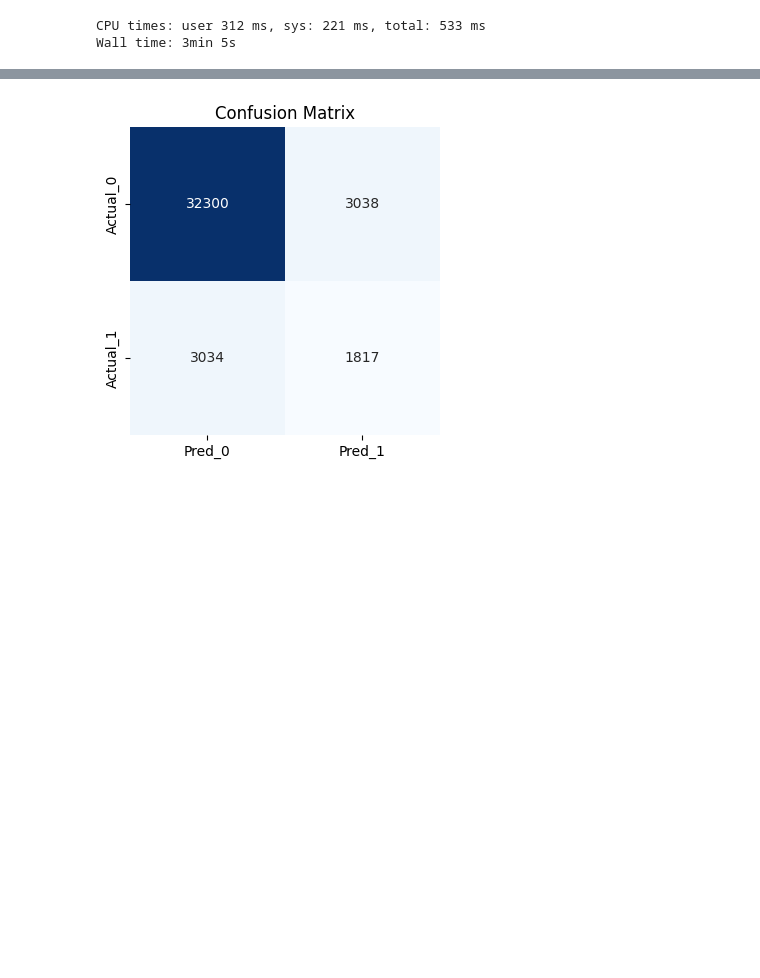
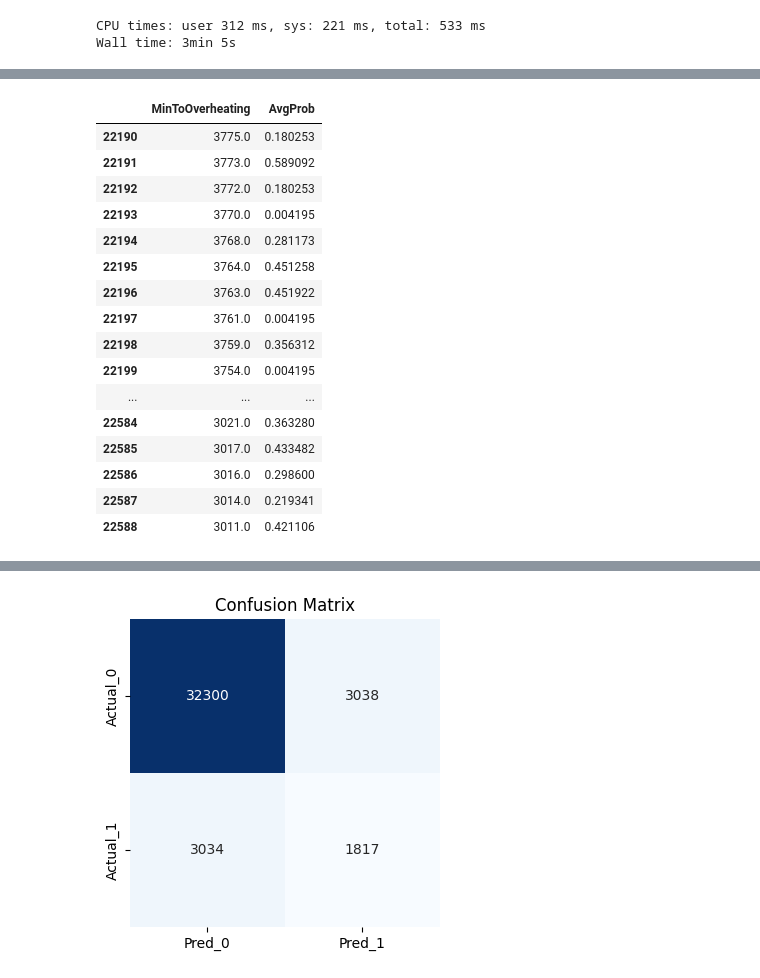
Before and after one commit to RaffaeleSabatini/MAPD2025_proj3, a Jupyter notebook: Group04.ipynb, the cells around one changed output, grey strips where cells are left out. Drawn from its saved outputs; the diff is of its cells as text; code cells hidden in the pictures; blank space fills up the shorter version.

```diff
--- a/Group04.ipynb
+++ b/Group04.ipynb
@@ -1645,0 +1654,20 @@ AnalysisException: [DATATYPE_MISMATCH.UNEXPECTED_INPUT_TYPE] Cannot resolve "avg
+# %%
+TwoDaysBefore
+# %% [output]
+|  | MinToOverheating | AvgProb |
+| 22190 | 3775.0 | 0.180253 |
+| 22191 | 3773.0 | 0.589092 |
+| 22192 | 3772.0 | 0.180253 |
+| 22193 | 3770.0 | 0.004195 |
+| 22194 | 3768.0 | 0.281173 |
+| 22195 | 3764.0 | 0.451258 |
+| 22196 | 3763.0 | 0.451922 |
+| 22197 | 3761.0 | 0.004195 |
+| 22198 | 3759.0 | 0.356312 |
+| 22199 | 3754.0 | 0.004195 |
+| ... | ... | ... |
+| 22584 | 3021.0 | 0.363280 |
+| 22585 | 3017.0 | 0.433482 |
+| 22586 | 3016.0 | 0.298600 |
+| 22587 | 3014.0 | 0.219341 |
+| 22588 | 3011.0 | 0.421106 |
```
Also changed, not shown: parts of 8 cells of this notebook.
